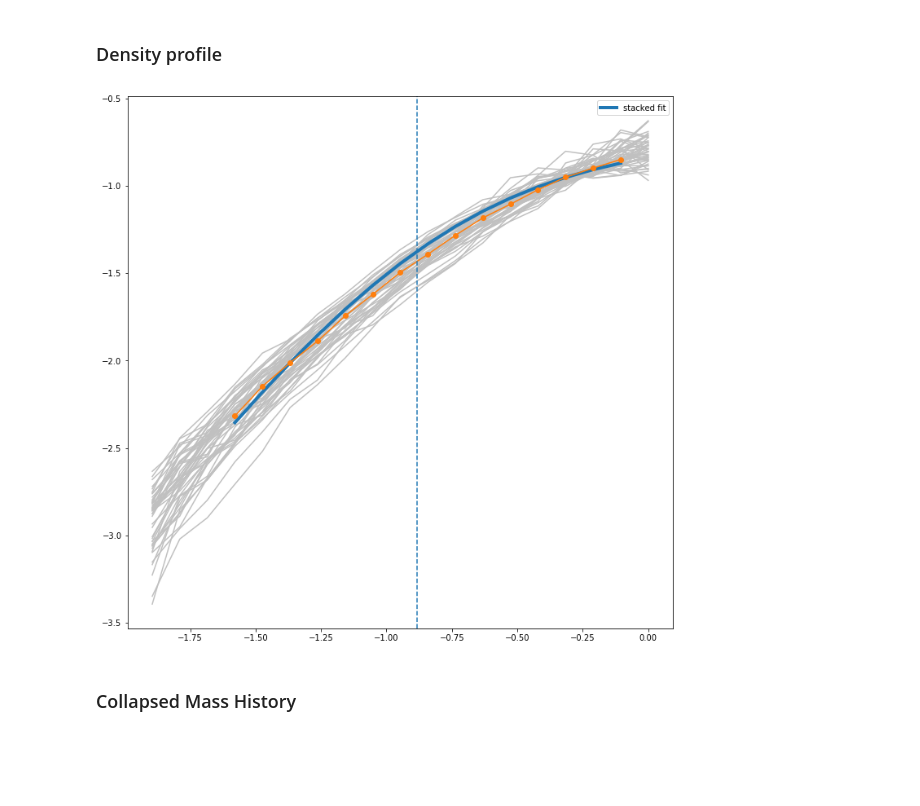
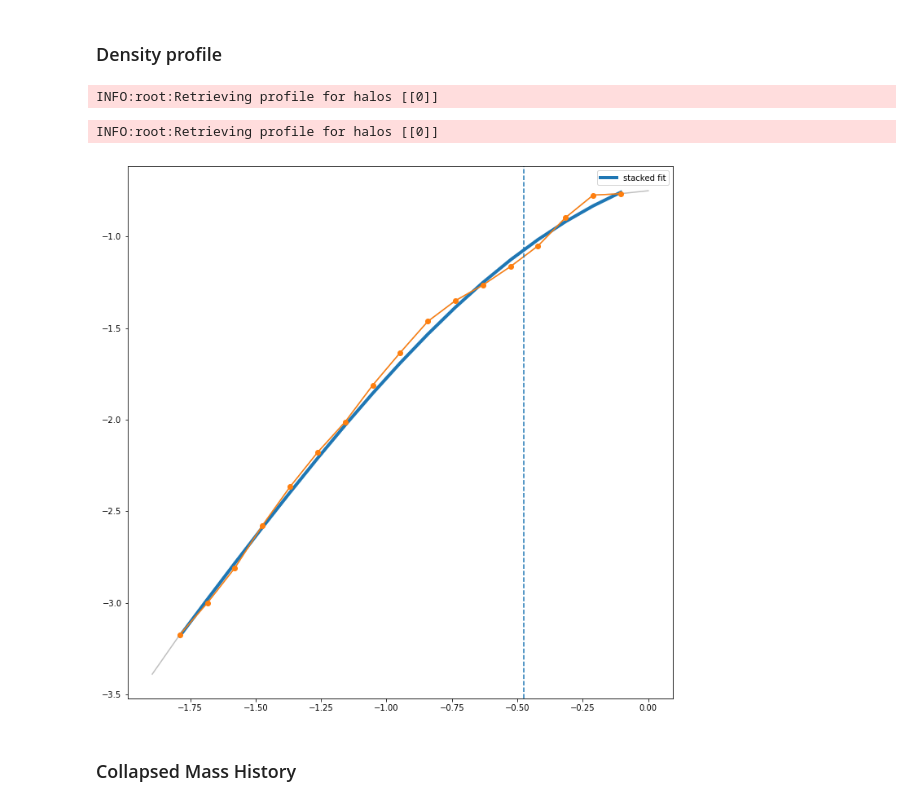
Before and after one commit to oleskiewicz/hbtp, a Jupyter notebook: notebook.ipynb, the cells around one changed output. Cells and saved outputs as stored; diff of their text form; code cells hidden in the pictures; blank space fills up the shorter version.

```diff
--- a/notebook.ipynb
+++ b/notebook.ipynb
@@ -18,12 +20,15 @@ matplotlib.rcParams['figure.figsize'] = (12.0, 12.0)
 # %% [markdown]
 ### Analysis parameters
 # %%
-grav = "GR_b64n512"
+grav = "fr6_b64n512"
 prof = "nfw"
-snap = 122
+snap = 51
+f = 0.10
 nbins = 20
-bin = 10
-r = HBTReader("./data/%s/subcat" % grav)
+bin = 20
+reader = HBTReader("./data/%s/subcat" % grav)
+prof_reader = HBTProfileReader("./data/%s/subcat" % grav)
+hist_reader = HBTHistoryReader("./data/%s/subcat" % grav)
 # %% [markdown]
 ### Subhalo mass function
 # %%
@@ -126,35 +130,38 @@ def halo_profiles(r, hs, snap, prof):
     else:
         raise ValueError("Profile must be either 'nfw' or 'einasto'")
 
-c = halo_profiles(r, hs, snap, prof)[5]
+c = halo_profiles(prof_reader, hs, snap, prof)[5]
+# %% [output]
+INFO:root:Retrieving profile for halos [[0]]
 # %%
 def plot_halo_profiles(ax, profile, *args):
     if profile == 'nfw':
         ps, x, p, idx, rho_s, c = args
     elif profile == 'einasto':
         ps, x, p, idx, rho_s, c, a = args
     else:
         raise ValueError("Profile must be either 'nfw' or 'einasto'")
 
 #     s1 = np.percentile(ps, 32.0, axis=0)
 #     s2 = np.percentile(ps, 68.0, axis=0)
 
     ax.plot(x[idx], np.log10(nfw.m_diff(np.power(10.,x), c)[idx]),
         color='C0', linestyle='-', linewidth=4, zorder=2, label='stacked fit')
 
 #     ax.plot(x[idx], np.log10(nfw.m_diff(np.power(10.,x), 7.943282347242816)[idx]),
 #         color='C3', linestyle='--', linewidth=4, zorder=2, label='c-m prediction')
 
     [ax.plot(x[1:], _[1:], color='silver', zorder=0) for _ in ps]
     ax.plot(x[idx], p[idx], color='C1', marker='o', zorder=2)
     ax.axvline(np.log10(1.0/c), color='C0', linestyle='--')
 
     ax.legend()
 
 fig, ax = plt.subplots(1)
-plot_halo_profiles(ax, prof, *halo_profiles(r, hs, snap, prof))
+plot_halo_profiles(ax, prof, *halo_profiles(prof_reader, hs, snap, prof))
 # %% [output]
+INFO:root:Retrieving profile for halos [[0]]
-[figure, old version]
+[figure, new version]
 # %% [markdown]
 ### Collapsed Mass History
 # %%
```
Also changed, not shown: parts of 11 cells of this notebook, 2 other files.
